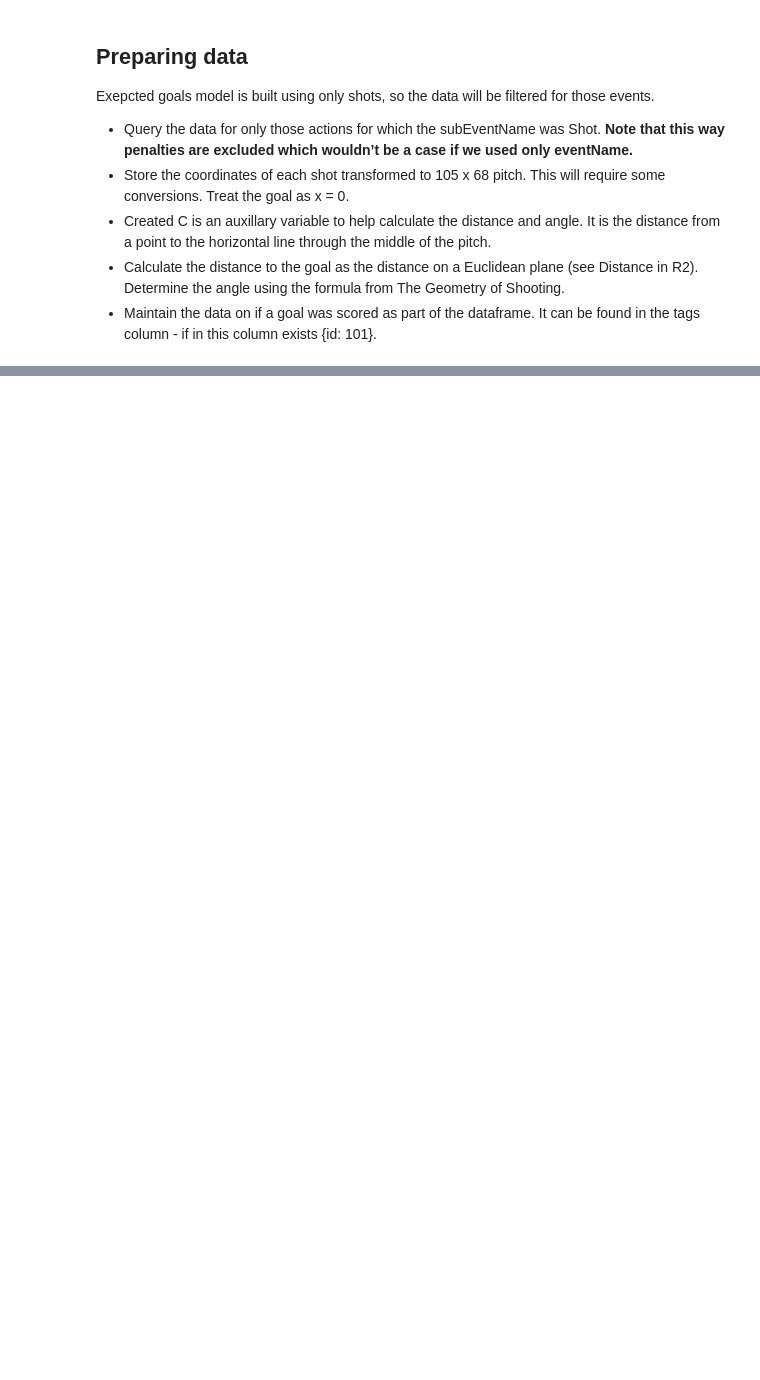
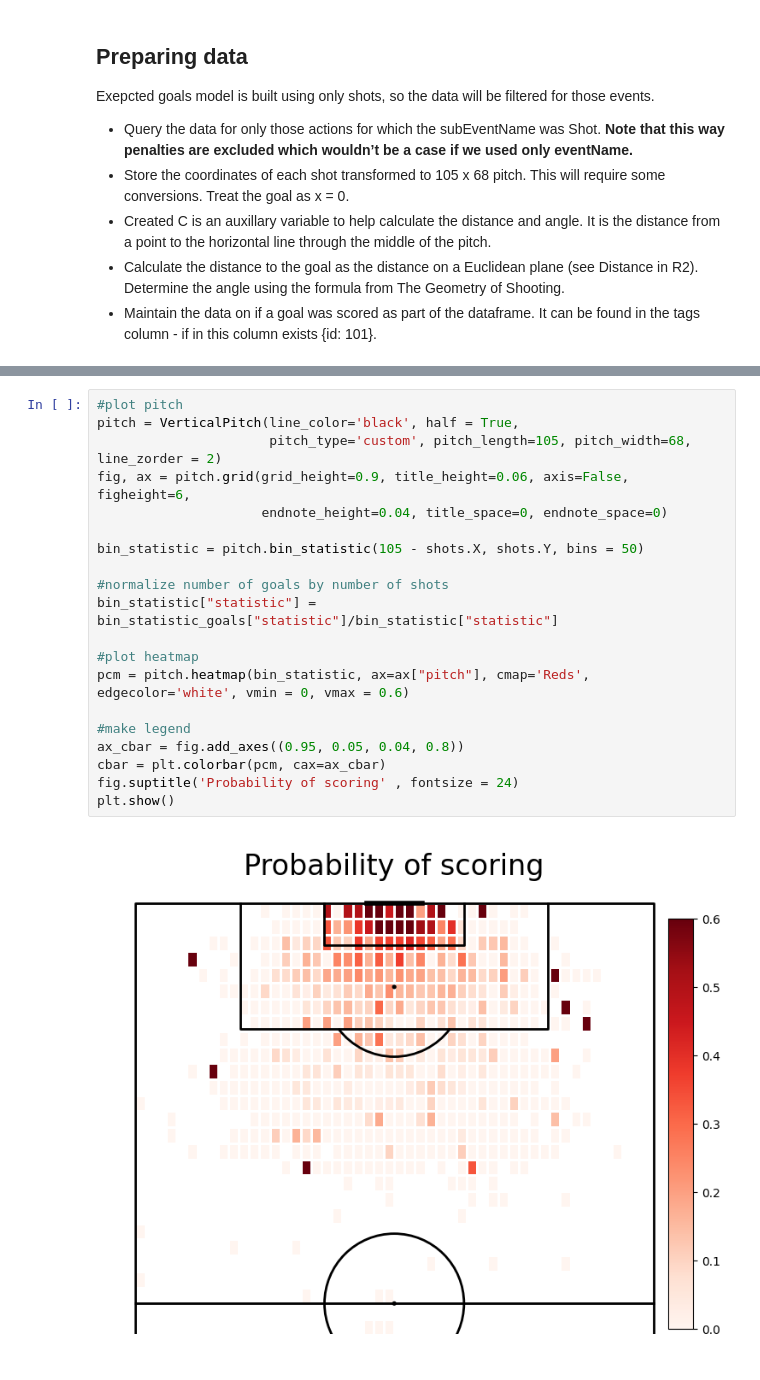
Before and after one commit to khoffLSU/footy_analytics, a Jupyter notebook: Expected goals.ipynb, the cells around one changed output, grey strips where cells are left out. Drawn from its saved outputs; the diff is of its cells as text; blank space fills up the shorter version.

```diff
--- a/Expected goals.ipynb
+++ b/Expected goals.ipynb
@@ -70,0 +123,22 @@ shots.head(2)
+# %%
+#plot pitch
+pitch = VerticalPitch(line_color='black', half = True,
+                      pitch_type='custom', pitch_length=105, pitch_width=68, line_zorder = 2)
+fig, ax = pitch.grid(grid_height=0.9, title_height=0.06, axis=False, figheight=6,
+                     endnote_height=0.04, title_space=0, endnote_space=0)
+
+bin_statistic = pitch.bin_statistic(105 - shots.X, shots.Y, bins = 50)
+
+#normalize number of goals by number of shots
+bin_statistic["statistic"] = bin_statistic_goals["statistic"]/bin_statistic["statistic"]
+
+#plot heatmap
+pcm = pitch.heatmap(bin_statistic, ax=ax["pitch"], cmap='Reds', edgecolor='white', vmin = 0, vmax = 0.6)
+
+#make legend
+ax_cbar = fig.add_axes((0.95, 0.05, 0.04, 0.8))
+cbar = plt.colorbar(pcm, cax=ax_cbar)
+fig.suptitle('Probability of scoring' , fontsize = 24)
+plt.show()
+# %% [output]
+[figure, added]
```
Also changed, not shown: parts of 6 cells of this notebook.
